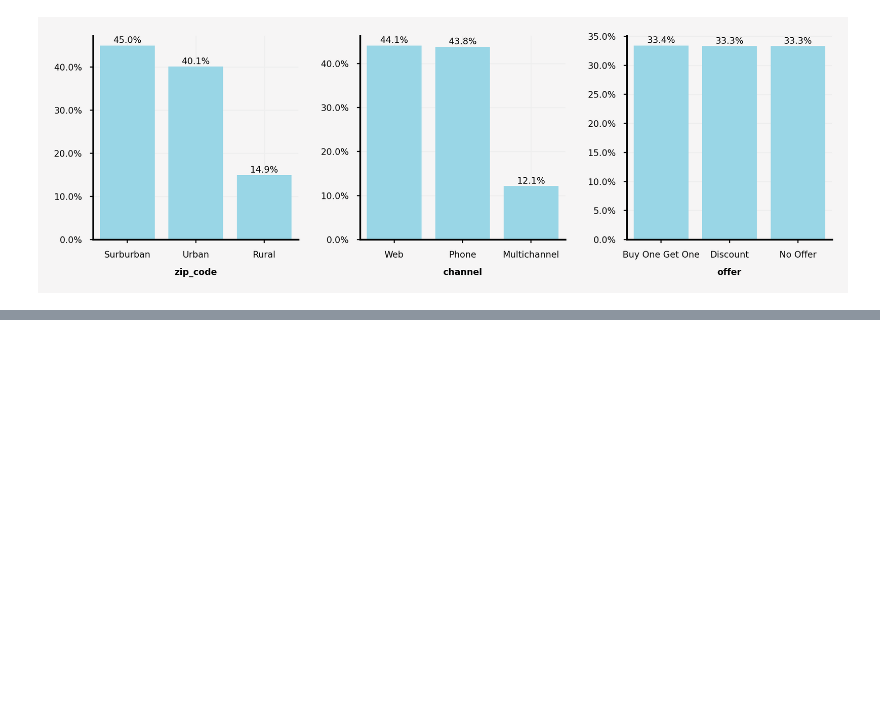
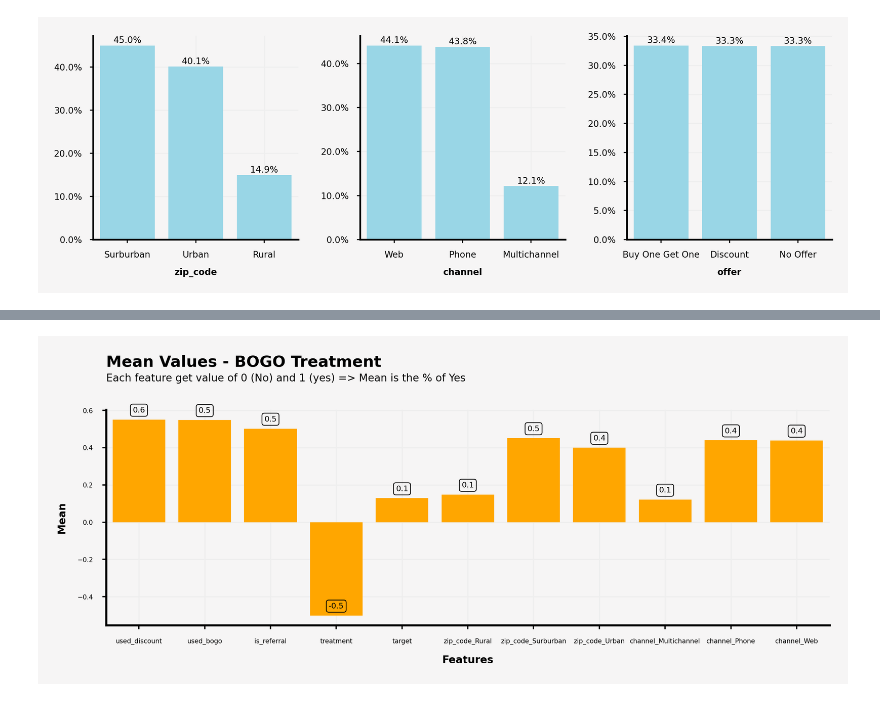
Before and after one commit to itsmokha/Customer-Conversion, a Jupyter notebook: Notebook.ipynb, the cells around one changed output, grey strips where cells are left out. Cells and saved outputs as stored; diff of their text form; code cells hidden in the pictures; blank space fills up the shorter version.

```diff
--- a/Notebook.ipynb
+++ b/Notebook.ipynb
@@ -478,3 +481,9 @@ def plotCatVarDistribution(df):
 plotCatVarDistribution(df)
 # %% [output]
 [figure]
+# %%
+# Rename target column
+df = df.rename(columns={'conversion': 'target'})
+# Rename & Label encode treatment column
+df = df.rename(columns={'offer': 'treatment'})
+df.treatment = df.treatment.map({'No Offer': 0, 'Buy One Get One': -1, 'Discount': 1})
@@ -480,0 +514,3 @@ plotCatVarDistribution(df)
+# %%
+df = pd.get_dummies(df)
+df.head()
@@ -480,0 +541,43 @@ plotCatVarDistribution(df)
+# %%
+df_bogo = df[df.treatment <= 0] # include no offer, bogo
+df_discount = df[df.treatment >= 0] # include no offer, discount
+# %%
+temp_df = df_bogo.mean()
+temp_df = temp_df.reset_index(drop=False)
+temp_df.columns = ['Features', 'Mean']
+temp_df = temp_df.iloc[2:,:]
+#temp_df = temp_df.sort_values('Mean', ascending=False)
+
+plt.rcParams['figure.dpi'] = 600
+fig = plt.figure(figsize=(5, 1.5), facecolor='#f6f5f5')
+gs = fig.add_gridspec(1, 1)
+gs.update(wspace=0.4, hspace=0.1)
+
+background_color = "#f6f5f5"
+sns.set_palette(['#ffa600']*11)
+
+ax = fig.add_subplot(gs[0, 0])
+for s in ["right", "top"]:
+    ax.spines[s].set_visible(False)
+ax.set_facecolor(background_color)
+ax_sns = sns.barplot(ax=ax, x=temp_df['Features'],
+                      y=temp_df['Mean'],
+                      zorder=2, linewidth=0, alpha=1, saturation=1)
+ax_sns.set_xlabel("Features",fontsize=4, weight='bold')
+ax_sns.set_ylabel("Mean",fontsize=4, weight='bold')
+ax_sns.grid(which='major', axis='x', zorder=0, color='#EEEEEE', linewidth=0.4)
+ax_sns.grid(which='major', axis='y', zorder=0, color='#EEEEEE', linewidth=0.4)
+ax_sns.tick_params(labelsize=2.5, width=0.5, length=1.5)
+ax.text(-0.5, 0.9, 'Mean Values - BOGO Treatment', fontsize=6, ha='left', va='top', weight='bold')
+ax.text(-0.5, 0.8, 'Each feature get value of 0 (No) and 1 (yes) => Mean is the % of Yes', fontsize=4, ha='left', va='top')
+# data label
+for p in ax.patches:
+    percentage = f'{p.get_height():.1f}' ##{:. 0%}
+    x = p.get_x() + p.get_width() / 2
+    y = p.get_height() + 0.05
+    ax.text(x, y, percentage, ha='center', va='center', fontsize=3,
+           bbox=dict(facecolor='none', edgecolor='black', boxstyle='round', linewidth=0.3))
+
+plt.show()
+# %% [output]
+[figure, added]
```
Also changed, not shown: parts of 22 cells of this notebook, 1 other file.
